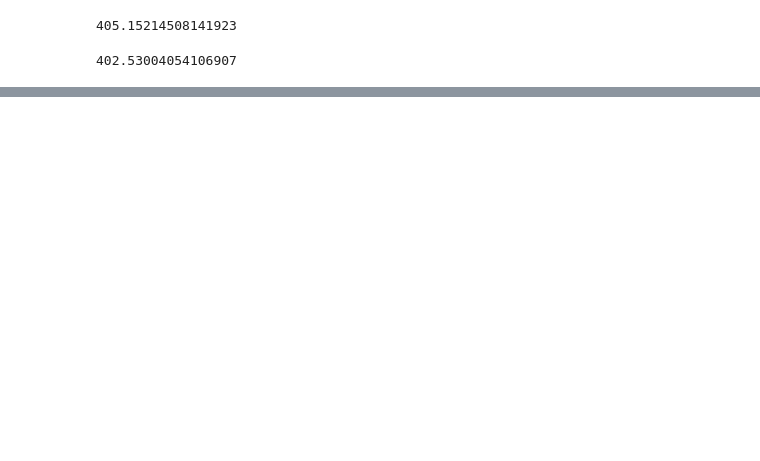
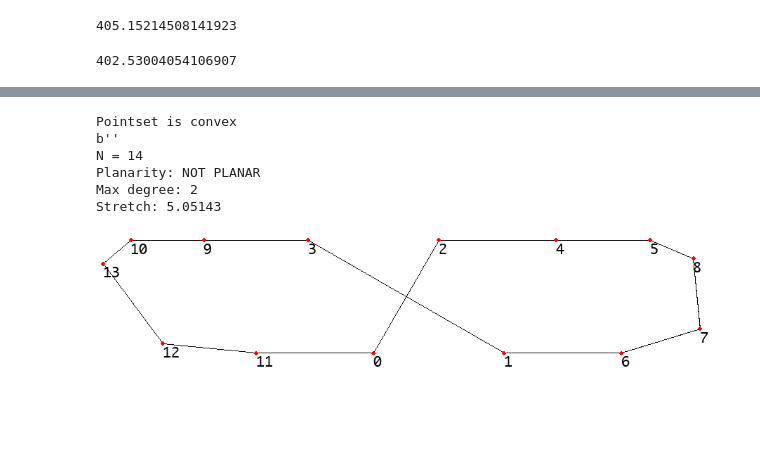
Before and after one commit to luccasiau/spanners, a Jupyter notebook: src/runs/New PathGreedy Exploration.ipynb, the cells around one changed output, grey strips where cells are left out. Drawn from its saved outputs; the diff is of its cells as text; code cells hidden in the pictures; blank space fills up the shorter version.

```diff
--- a/src/runs/New PathGreedy Exploration.ipynb
+++ b/src/runs/New PathGreedy Exploration.ipynb
@@ -327,0 +366,27 @@ ps.print_all()
+# %%
+pp = dict()
+pp[0] = np.array([0.000, 0.000])
+pp[1] = np.array([10.000, 0.000])
+pp[2] = np.array([5.000, -8.660])
+pp[3] = np.array([-5.000, -8.660])
+pp[4] = np.array([14.000, -8.659])
+pp[5] = np.array([21.200, -8.658])
+pp[6] = np.array([19.000, -0.001])
+pp[7] = np.array([25.018, -1.863])
+pp[8] = np.array([24.515, -7.255])
+pp[9] = np.array([-13.000, -8.659])
+pp[10] = np.array([-18.600, -8.658])
+pp[11] = np.array([-9.000, -0.001])
+pp[12] = np.array([-16.164, -0.720])
+pp[13] = np.array([-20.741, -6.854])
+# %%
+ps = Pointset(points=pp, is_dict=True)
+draw_pathgreedy_from_pointset(ps, t=PAPER_T, img_w=900, img_h=300)
+# %% [output]
+Pointset is convex
+b''
+N = 14
+Planarity: NOT PLANAR
+Max degree: 2
+Stretch: 5.05143
+[figure, added]
```
Also changed, not shown: parts of 5 cells of this notebook, 13 other files.
